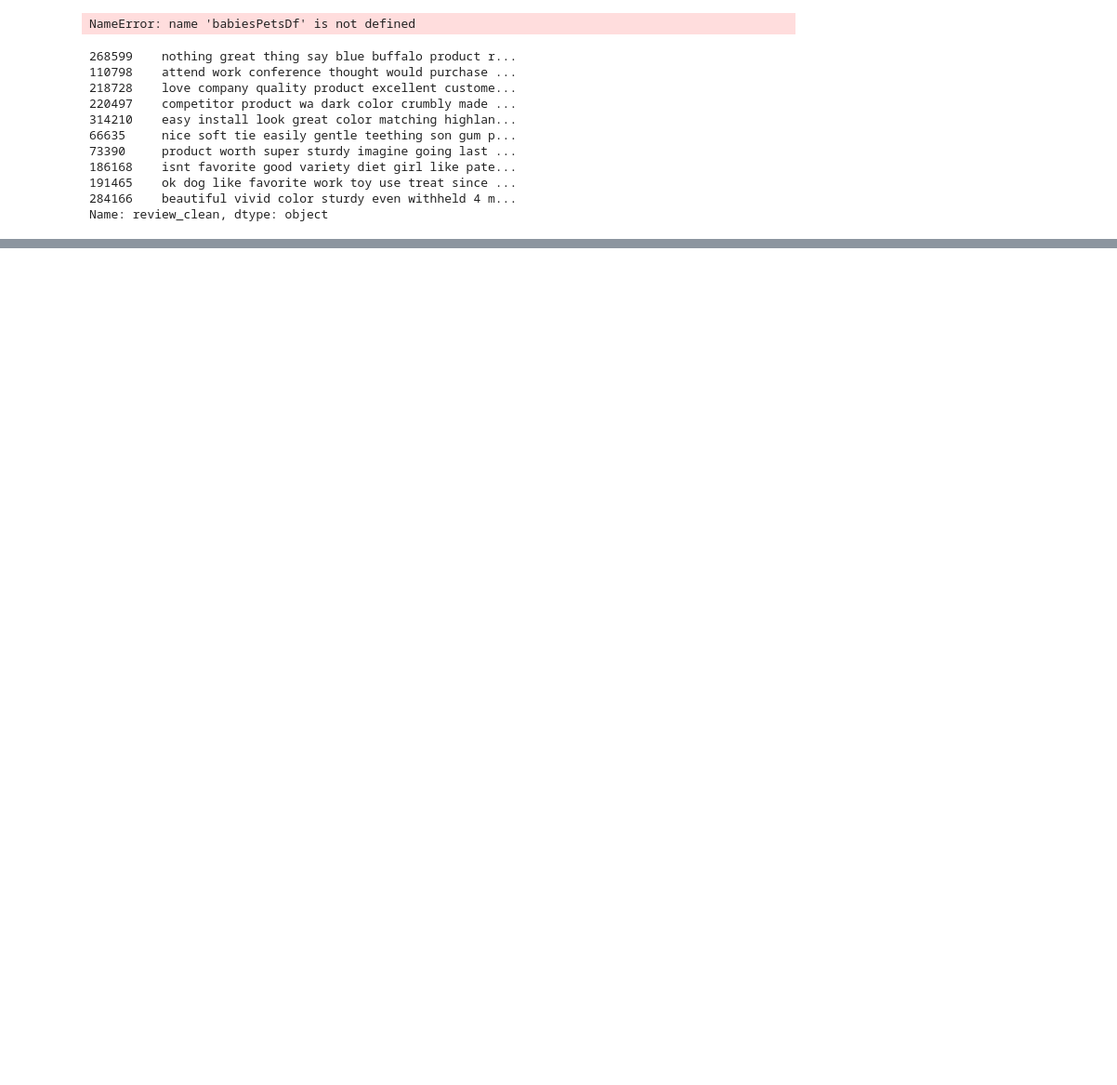
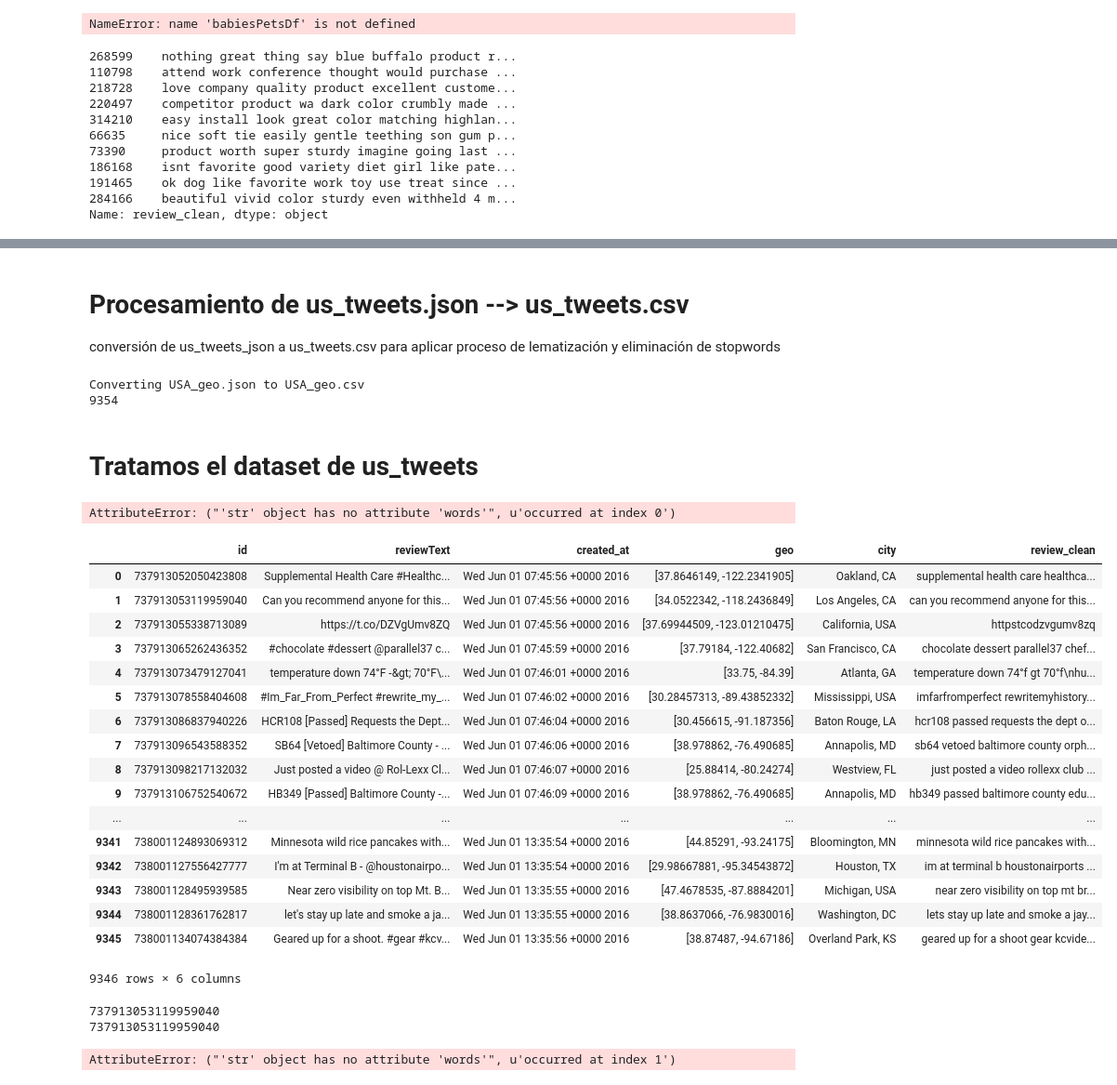
Before and after one commit to digeno/ProyectoFinMasterDataScience, a Jupyter notebook: Data Engineering.ipynb, the cells around one changed output, grey strips where cells are left out. Shown at 93% size. Drawn from its saved outputs; the diff is of its cells as text; code cells hidden in the pictures; blank space fills up the shorter version.

Commit message:
Creacion funcion getTweetsDF

```diff
--- a/Data Engineering.ipynb
+++ b/Data Engineering.ipynb
@@ -233,0 +190,68 @@ f.close()
+# %% [markdown]
+# Procesamiento de us_tweets.json --> us_tweets.csv
+conversión de us_tweets_json a us_tweets.csv para aplicar proceso de lematización y eliminación de stopwords
+# %%
+def getTweetsDF(json_filename):
+    csv_filename = '%s.csv' % json_filename[:-5]
+    print 'Converting %s to %s' % (json_filename, csv_filename)
+    df = pd.DataFrame( columns=['id','reviewText','created_at','geo','city'])
+
+    json_data=open(json_filename).read()
+    ob = json.loads(json_data)
+    results = ob['results']
+    print(len(results))
+    for k  in results:
+
+        if (not k['geo']):
+            geo = ''
+        else:
+            idd = k['id_str']
+            text = k['text']
+            created_at = k['created_at']
+            geo= ', '.join(map(str,k['geo']['coordinates']))
+            city = k['place']['full_name']
+            SR_row = pd.Series({'id':idd, 'reviewText':text, 'created_at':created_at,'geo':'['+geo+']','city':city},name=len(df))
+            df=df.append(SR_row)
+    return df
+
+dfTweeter = getTweetsDF('USA_geo.json')
+# %% [output]
+Converting USA_geo.json to USA_geo.csv
+9354
+# %% [markdown]
+# Tratamos el dataset de us_tweets
+# %%
+dfTweeter['reviewText'] = dfTweeter['reviewText'].apply(lambda x: x.encode('utf-8','ignore'))
+dfTweeter['review_clean'] = dfTweeter['reviewText'].apply(remove_punctuation)
+dfTweeter['review_clean']= dfTweeter.apply(lemmatizeReviewText, axis=1)
+dfTweeter['review_clean']= dfTweeter['review_clean'].apply(lambda x: x.lower())
+dfTweeter.to_csv('us_tweets.csv', header=True,quoting=1)
+# %% [output]
+AttributeError: ("'str' object has no attribute 'words'", u'occurred at index 0')
+# %%
+dfTweeter
+# %% [output]
+|  | id | reviewText | created_at | geo | city | review_clean |
+| 0 | 737913052050423808 | Supplemental Health Care #Healthc... | Wed Jun 01 07:45:56 +0000 2016 | [37.8646149, -122.2341905] | Oakland, CA | supplemental health care healthca... |
+| 1 | 737913053119959040 | Can you recommend anyone for this... | Wed Jun 01 07:45:56 +0000 2016 | [34.0522342, -118.2436849] | Los Angeles, CA | can you recommend anyone for this... |
+| 2 | 737913055338713089 | https://t.co/DZVgUmv8ZQ | Wed Jun 01 07:45:56 +0000 2016 | [37.69944509, -123.01210475] | California, USA | httpstcodzvgumv8zq |
+| 3 | 737913065262436352 | #chocolate #dessert @parallel37 c... | Wed Jun 01 07:45:59 +0000 2016 | [37.79184, -122.40682] | San Francisco, CA | chocolate dessert parallel37 chef... |
+| 4 | 737913073479127041 | temperature down 74°F -&gt; 70°F\... | Wed Jun 01 07:46:01 +0000 2016 | [33.75, -84.39] | Atlanta, GA | temperature down 74°f gt 70°f\nhu... |
+| 5 | 737913078558404608 | #Im_Far_From_Perfect #rewrite_my_... | Wed Jun 01 07:46:02 +0000 2016 | [30.28457313, -89.43852332] | Mississippi, USA | imfarfromperfect rewritemyhistory... |
+| 6 | 737913086837940226 | HCR108 [Passed] Requests the Dept... | Wed Jun 01 07:46:04 +0000 2016 | [30.456615, -91.187356] | Baton Rouge, LA | hcr108 passed requests the dept o... |
+| 7 | 737913096543588352 | SB64 [Vetoed] Baltimore County - ... | Wed Jun 01 07:46:06 +0000 2016 | [38.978862, -76.490685] | Annapolis, MD | sb64 vetoed baltimore county orph... |
+| 8 | 737913098217132032 | Just posted a video @ Rol-Lexx Cl... | Wed Jun 01 07:46:07 +0000 2016 | [25.88414, -80.24274] | Westview, FL | just posted a video rollexx club ... |
+| 9 | 737913106752540672 | HB349 [Passed] Baltimore County -... | Wed Jun 01 07:46:09 +0000 2016 | [38.978862, -76.490685] | Annapolis, MD | hb349 passed baltimore county edu... |
+| ... | ... | ... | ... | ... | ... | ... |
+| 9341 | 738001124893069312 | Minnesota wild rice pancakes with... | Wed Jun 01 13:35:54 +0000 2016 | [44.85291, -93.24175] | Bloomington, MN | minnesota wild rice pancakes with... |
+| 9342 | 738001127556427777 | I'm at Terminal B - @houstonairpo... | Wed Jun 01 13:35:54 +0000 2016 | [29.98667881, -95.34543872] | Houston, TX | im at terminal b houstonairports ... |
+| 9343 | 738001128495939585 | Near zero visibility on top Mt. B... | Wed Jun 01 13:35:55 +0000 2016 | [47.4678535, -87.8884201] | Michigan, USA | near zero visibility on top mt br... |
+| 9344 | 738001128361762817 | let's stay up late and smoke a ja... | Wed Jun 01 13:35:55 +0000 2016 | [38.8637066, -76.9830016] | Washington, DC | lets stay up late and smoke a jay... |
+| 9345 | 738001134074384384 | Geared up for a shoot. #gear #kcv... | Wed Jun 01 13:35:56 +0000 2016 | [38.87487, -94.67186] | Overland Park, KS | geared up for a shoot gear kcvide... |
+9346 rows × 6 columns
+# %%
+dfTweeterSample.apply(lemmatizeReviewText, axis=1)
+# %% [output]
+737913053119959040
+737913053119959040
+AttributeError: ("'str' object has no attribute 'words'", u'occurred at index 1')
```
Also changed, not shown: parts of 18 cells of this notebook.
